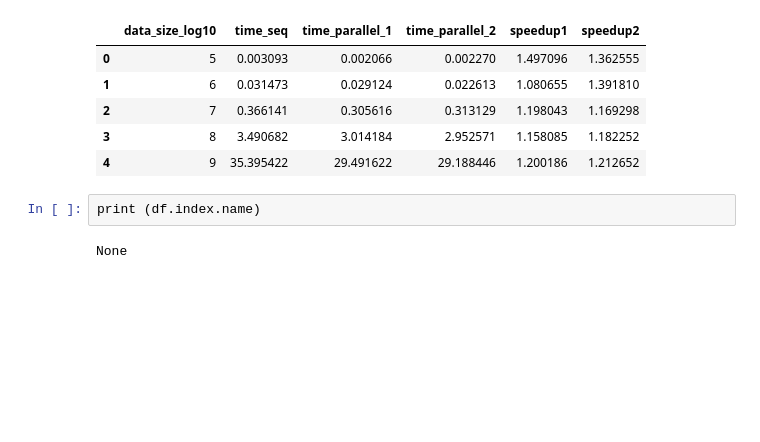
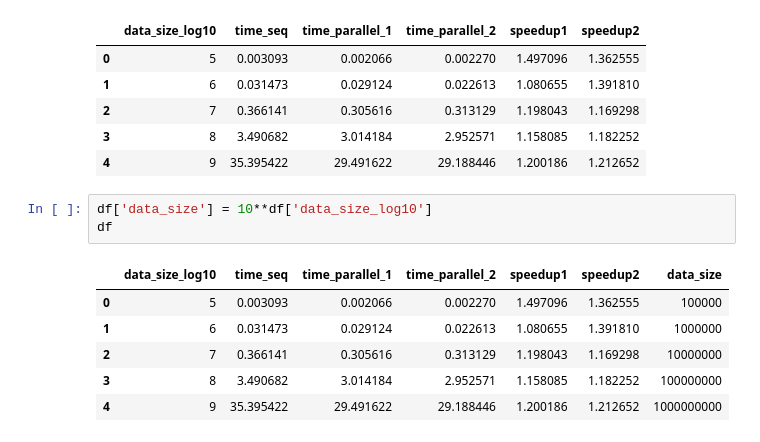
Before and after one commit to gahan9/DPS_lab, a Jupyter notebook: practical1/src/plotter.ipynb, the cells around one changed output. Saved outputs shown, nothing was run; the diff lists cells and outputs as text; blank space fills up the shorter version.

```diff
--- a/practical1/src/plotter.ipynb
+++ b/practical1/src/plotter.ipynb
@@ -24,10 +24,16 @@ df
 | 2 | 7 | 0.366141 | 0.305616 | 0.313129 | 1.198043 | 1.169298 |
 | 3 | 8 | 3.490682 | 3.014184 | 2.952571 | 1.158085 | 1.182252 |
 | 4 | 9 | 35.395422 | 29.491622 | 29.188446 | 1.200186 | 1.212652 |
-# %%
-print (df.index.name)
-# %% [output]
-None
+# %%
+df['data_size'] = 10**df['data_size_log10']
+df
+# %% [output]
+|  | data_size_log10 | time_seq | time_parallel_1 | time_parallel_2 | speedup1 | speedup2 | data_size |
+| 0 | 5 | 0.003093 | 0.002066 | 0.002270 | 1.497096 | 1.362555 | 100000 |
+| 1 | 6 | 0.031473 | 0.029124 | 0.022613 | 1.080655 | 1.391810 | 1000000 |
+| 2 | 7 | 0.366141 | 0.305616 | 0.313129 | 1.198043 | 1.169298 | 10000000 |
+| 3 | 8 | 3.490682 | 3.014184 | 2.952571 | 1.158085 | 1.182252 | 100000000 |
+| 4 | 9 | 35.395422 | 29.491622 | 29.188446 | 1.200186 | 1.212652 | 1000000000 |
 # %%
 df.plot(kind='line', y=['time_seq', 'time_parallel_1', 'time_parallel_2'], label="Sequential Time", x=['data_size_log10'], legend=True)
 # %% [output]
```
Also changed, not shown: parts of 8 cells of this notebook.
